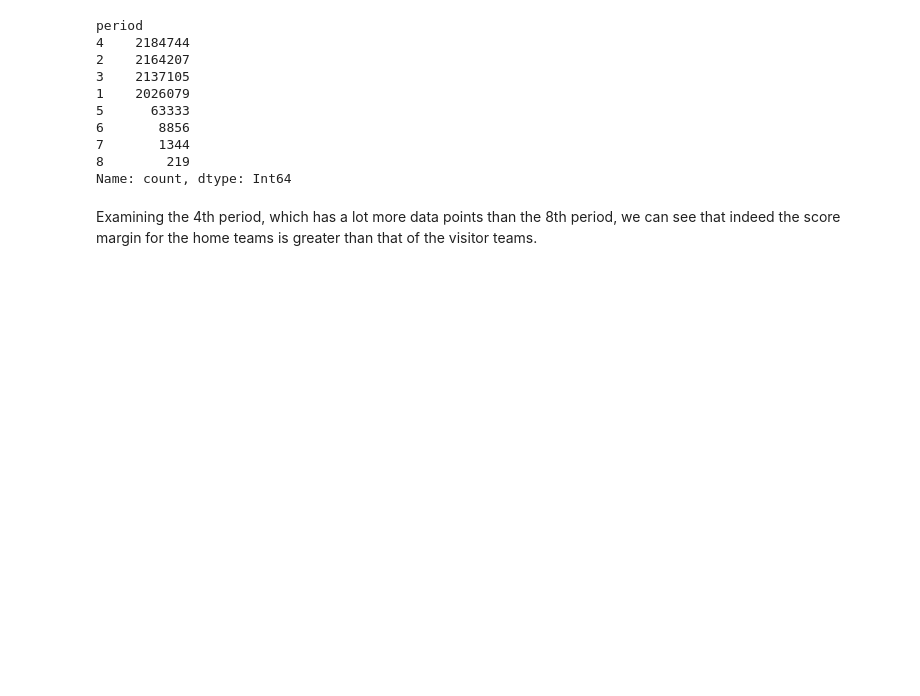
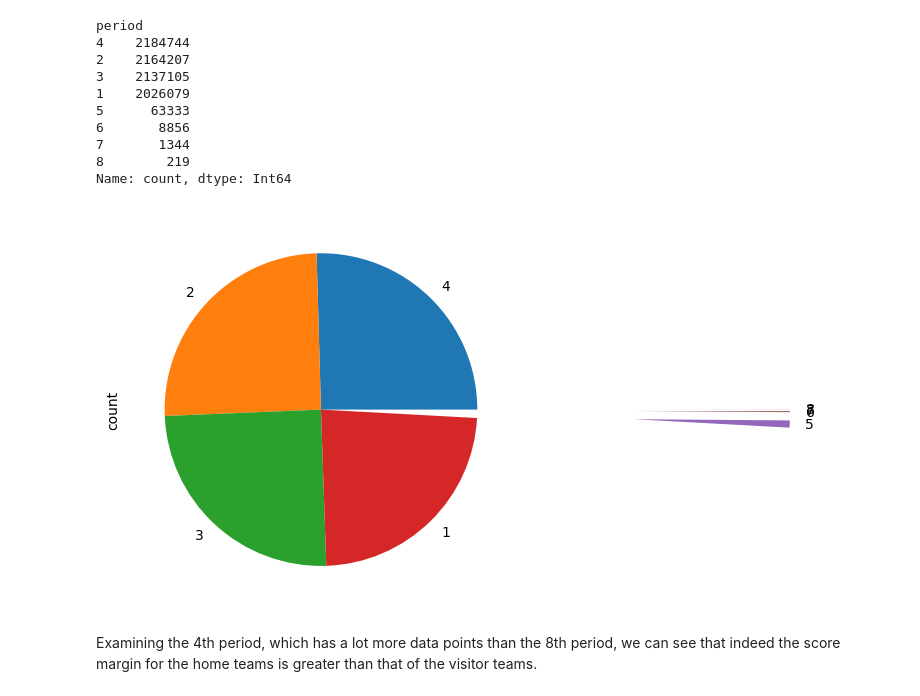
Before and after one commit to mustafaradheyyan/Revisiting-Pep-II, a Jupyter notebook: working_notebooks/eda_nba.ipynb, the cells around one changed output. Drawn from its saved outputs; the diff is of its cells as text; code cells hidden in the pictures; blank space fills up the shorter version.

Commit message:
Intermediate pie chart period games

```diff
--- a/working_notebooks/eda_nba.ipynb
+++ b/working_notebooks/eda_nba.ipynb
@@ -475,6 +475,15 @@ period
 7       1344
 8        219
 Name: count, dtype: Int64
+# %%
+nba_df_copy['period'].value_counts().plot.pie(explode=
+                                              [
+                                                2 if ((count / len(nba_df_copy['period'])) < 0.05) else 0 for count in nba_df_copy['period'].value_counts().to_list()
+                                              ]
+                                              )
+plt.tight_layout()
+# %% [output]
+[figure, added]
 # %% [markdown]
 Examining the 4th period, which has a lot more data points than the 8th period, we can see that indeed the score margin for the home teams is greater than that of the visitor teams.
 # %%
```
Also changed, not shown: parts of 2 cells of this notebook.
